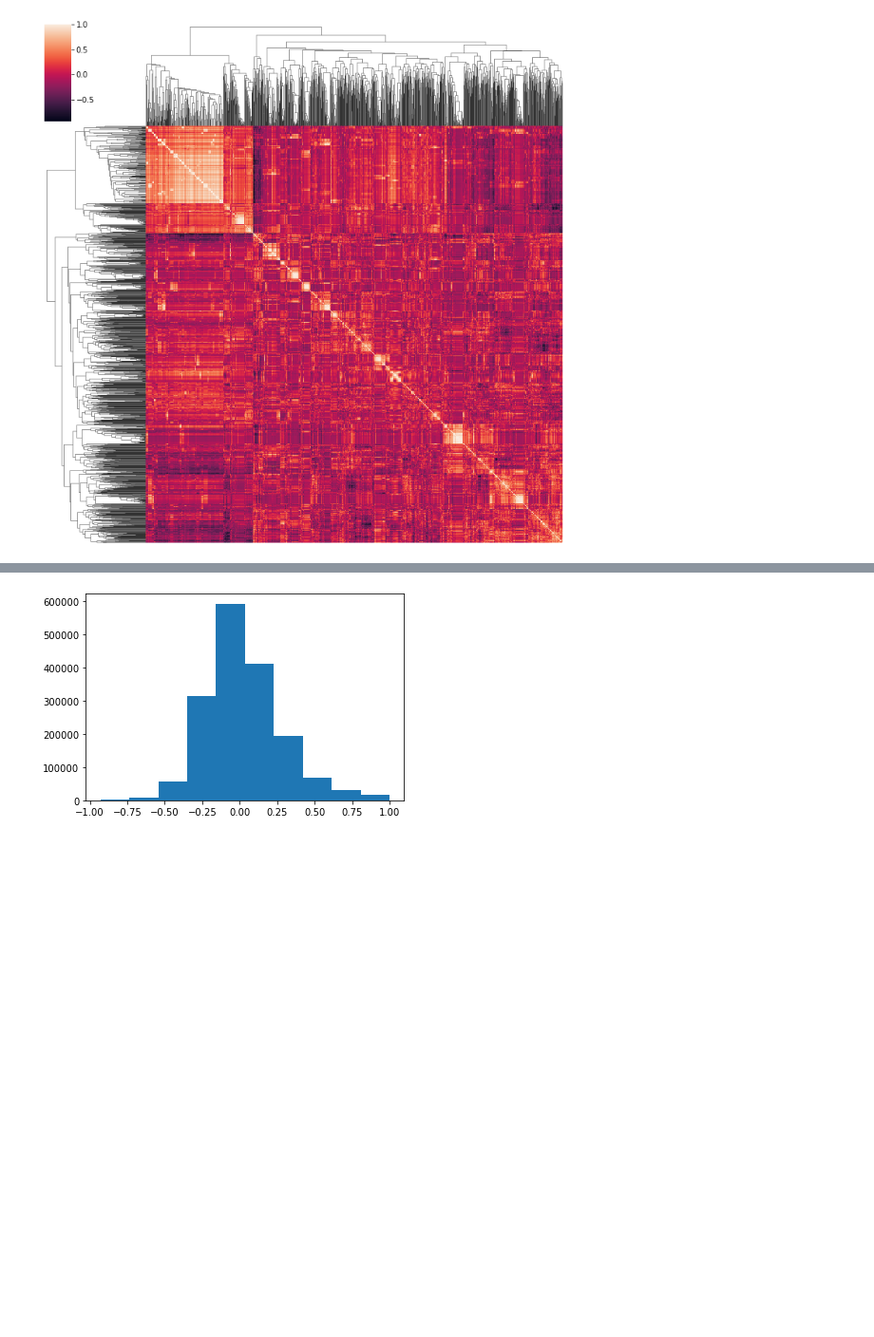
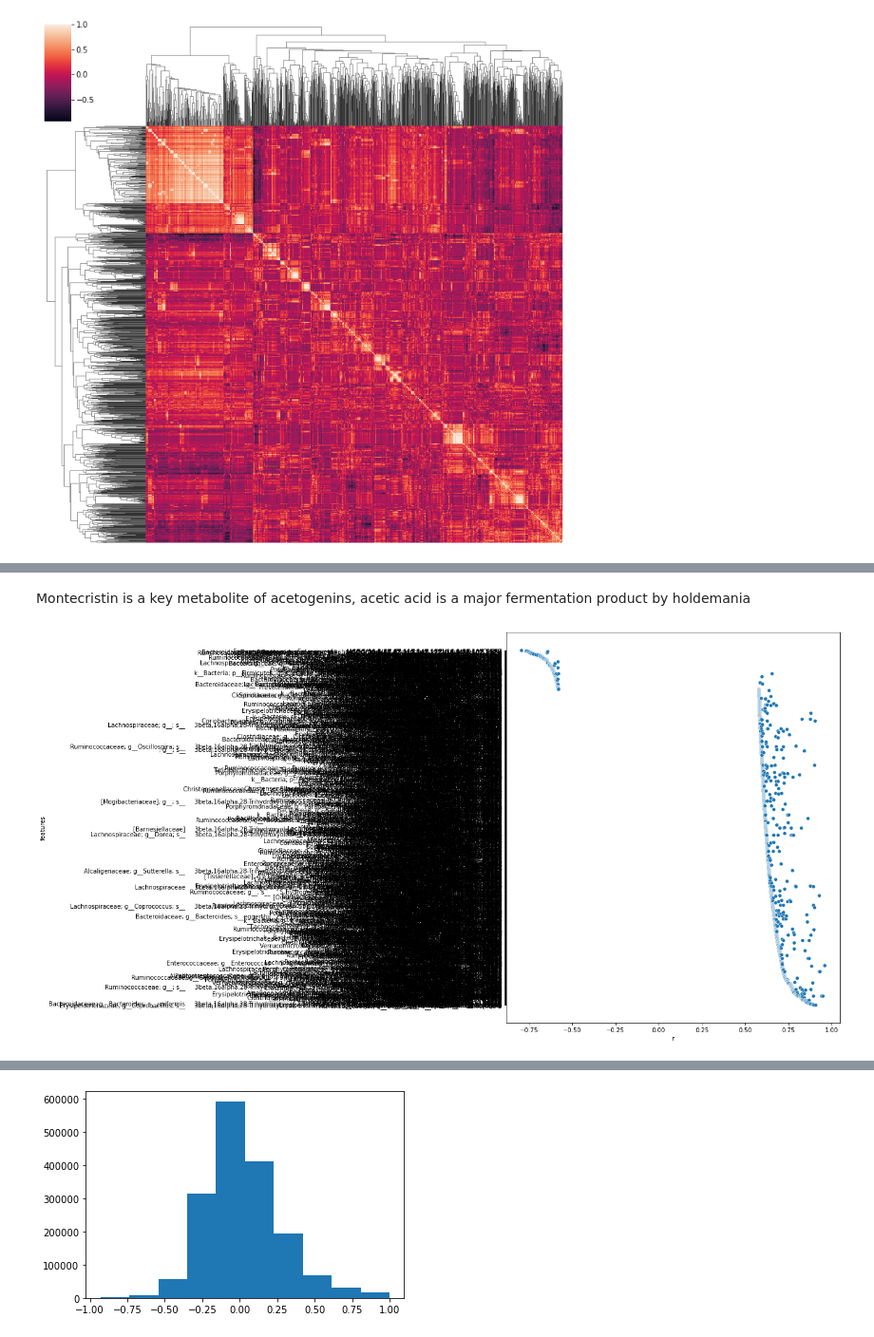
Before and after one commit to sterrettJD/GT-micro-metabo, a Jupyter notebook: analysis/Network.ipynb, the cells around one changed output, grey strips where cells are left out. Shown at 95% size. Cells and saved outputs as stored; diff of their text form; code cells hidden in the pictures; blank space fills up the shorter version.

Commit message:
add microbe-metabolite intx

```diff
--- a/analysis/Network.ipynb
+++ b/analysis/Network.ipynb
@@ -159,0 +236,9 @@ ax = sns.clustermap(all_pearson, xticklabels=False, yticklabels=False)
+# %% [markdown]
+Montecristin is a key metabolite of acetogenins, acetic acid is a major fermentation product by holdemania
+# %%
+ax = sns.scatterplot(x="r",y="features",
+            data=melted_mic_met_corrs.loc[melted_mic_met_p["p"] < 0.001].sort_values("r"))
+
+plt.gcf().set_size_inches(10,12)
+# %% [output]
+[figure, added]
```
Also changed, not shown: parts of 19 cells of this notebook.
